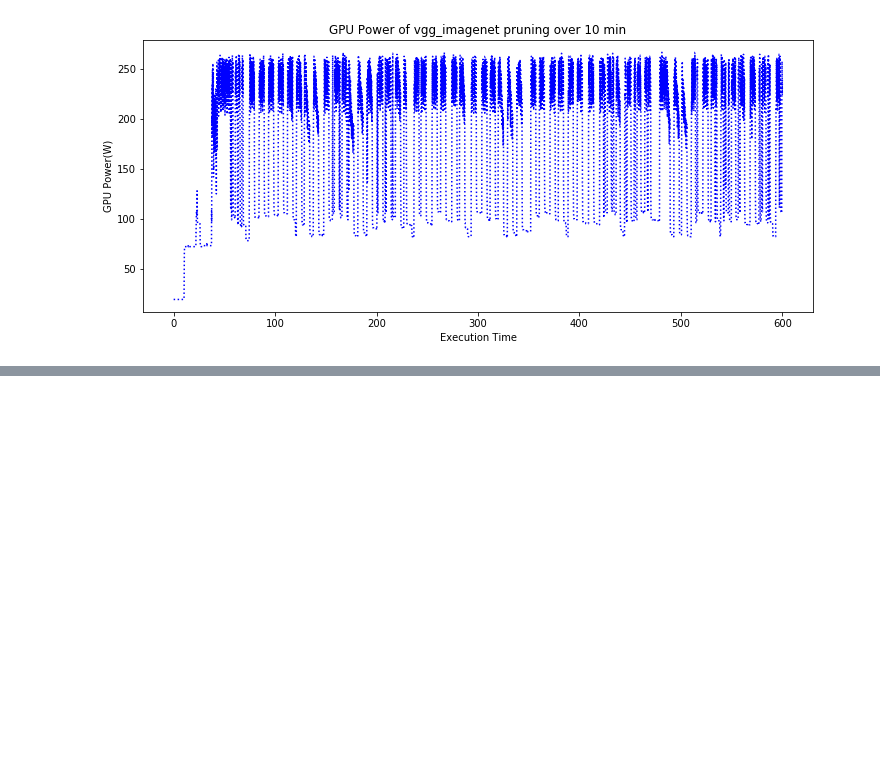
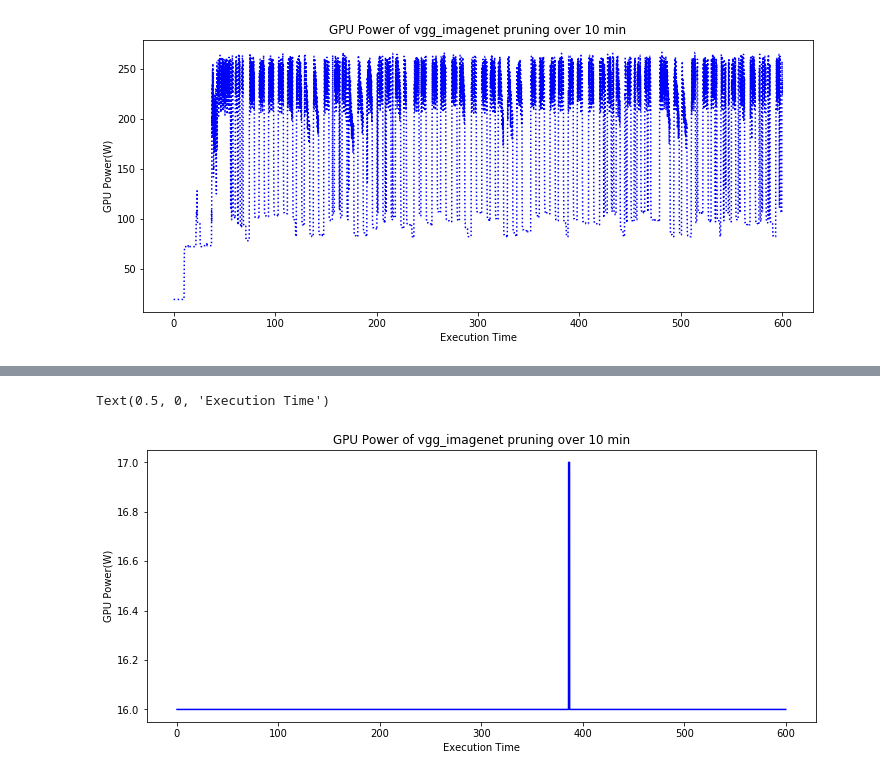
Before and after one commit to Xiaomin-Li/CS7313-MachineLearning-CourseProject-Xiaomin, a Jupyter notebook: analysis/Power_measurements/Poweranalysis.ipynb, the cells around one changed output, grey strips where cells are left out. Drawn from its saved outputs; the diff is of its cells as text; code cells hidden in the pictures; blank space fills up the shorter version.

```diff
--- a/analysis/Power_measurements/Poweranalysis.ipynb
+++ b/analysis/Power_measurements/Poweranalysis.ipynb
@@ -99,6 +130,9 @@ print(np.sum(vgg_food101_GPU_Power))
 6822865
 6232158
 6892903.0
+# %%
+sleep_gpu_Power = sleep_gpu['GPU_Power(W)']
+sleep_gpu_Time = sleep_gpu['Time(S)']
 # %%
 plt.figure(figsize=[12,5])
 plt.plot(vgg_cifar_gpu_Time, vgg_cifar_GPU_Power, color='blue', linestyle=':', label='GPU-Power')
@@ -128,0 +163,9 @@ Text(0.5, 0, 'Execution Time')
+# %%
+plt.figure(figsize=[12,5])
+plt.plot(sleep_gpu_Time, sleep_gpu_Power, color='blue', linestyle='-', label='GPU-Power')
+plt.title("GPU Power of vgg_imagenet pruning over 10 min")
+plt.ylabel("GPU Power(W)")
+plt.xlabel("Execution Time")
+# %% [output]
+Text(0.5, 0, 'Execution Time')
+[figure, added]
```
Also changed, not shown: parts of 8 cells of this notebook.
